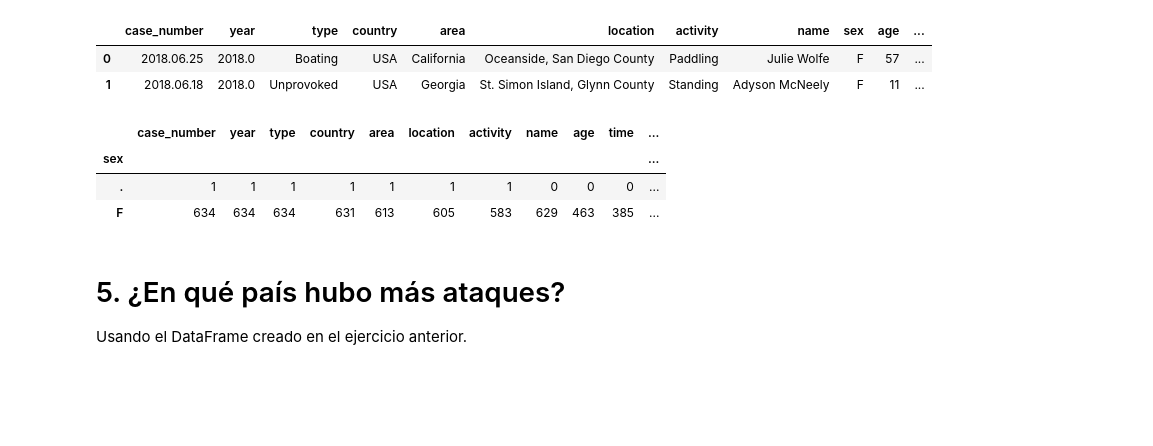
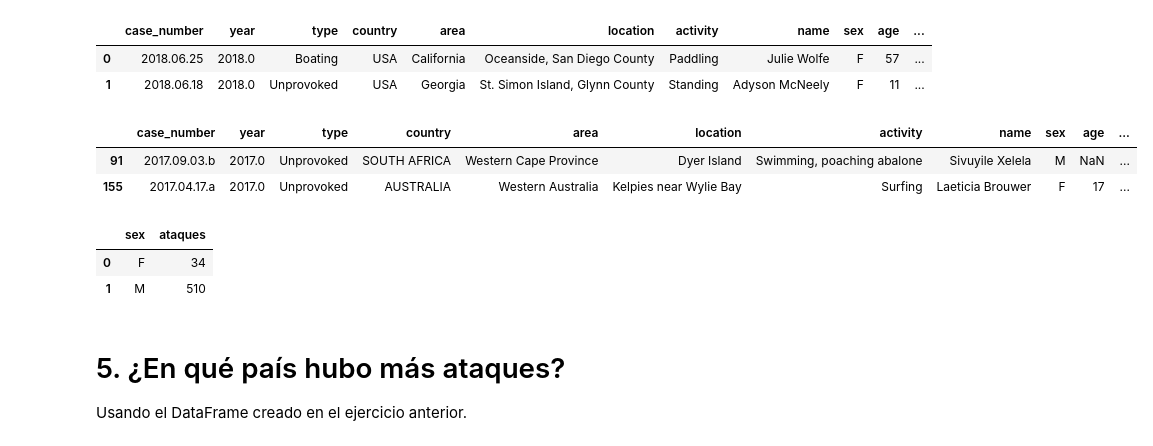
Before and after one commit to Adalab/DA-promoC-modulo-02-Marina-Lourdes-Ana, a Jupyter notebook: Pandas/06-pandas_6.ipynb, the cells around one changed output. Drawn from its saved outputs; the diff is of its cells as text; code cells hidden in the pictures; blank space fills up the shorter version.

```diff
--- a/Pandas/06-pandas_6.ipynb
+++ b/Pandas/06-pandas_6.ipynb
@@ -143,14 +149,21 @@ df_groupby_paises.head(2)
 |  | case_number | year | type | country | area | location | activity | name | sex | age | ... |
 | 0 | 2018.06.25 | 2018.0 | Boating | USA | California | Oceanside, San Diego County | Paddling | Julie Wolfe | F | 57 | ... |
 | 1 | 2018.06.18 | 2018.0 | Unprovoked | USA | Georgia | St. Simon Island, Glynn County | Standing | Adyson McNeely | F | 11 | ... |
-# %%
-df_groupby_pais1 = pd.DataFrame(df_union.groupby(["sex"]).count())#fatales no lo vemos en la tabla
-df_groupby_pais1.head(2)
-# %% [output]
-|  | case_number | year | type | country | area | location | activity | name | age | time | ... |
-| sex |  |  |  |  |  |  |  |  |  |  | ... |
-| . | 1 | 1 | 1 | 1 | 1 | 1 | 1 | 0 | 0 | 0 | ... |
-| F | 634 | 634 | 634 | 631 | 613 | 605 | 583 | 629 | 463 | 385 | ... |
+# %%
+df_fatales = df_groupby_paises[df_groupby_paises["fatal_(y/n)"]=="Y"]
+df_fatales.head(2)
+# %% [output]
+|  | case_number | year | type | country | area | location | activity | name | sex | age | ... |
+| 91 | 2017.09.03.b | 2017.0 | Unprovoked | SOUTH AFRICA | Western Cape Province | Dyer Island | Swimming, poaching abalone | Sivuyile Xelela | M | NaN | ... |
+| 155 | 2017.04.17.a | 2017.0 | Unprovoked | AUSTRALIA | Western Australia | Kelpies near Wylie Bay | Surfing | Laeticia Brouwer | F | 17 | ... |
+# %%
+df_fatales_sex = df_fatales.groupby('sex')['case_number'].agg(ataques=('count'))
+df_fatales_sex = df_fatales_sex.reset_index()
+df_fatales_sex
+# %% [output]
+|  | sex | ataques |
+| 0 | F | 34 |
+| 1 | M | 510 |
 # %% [markdown]
 # 5. ¿En qué país hubo más ataques?
 Usando el DataFrame creado en el ejercicio anterior.
```
Also changed, not shown: parts of 8 cells of this notebook.
